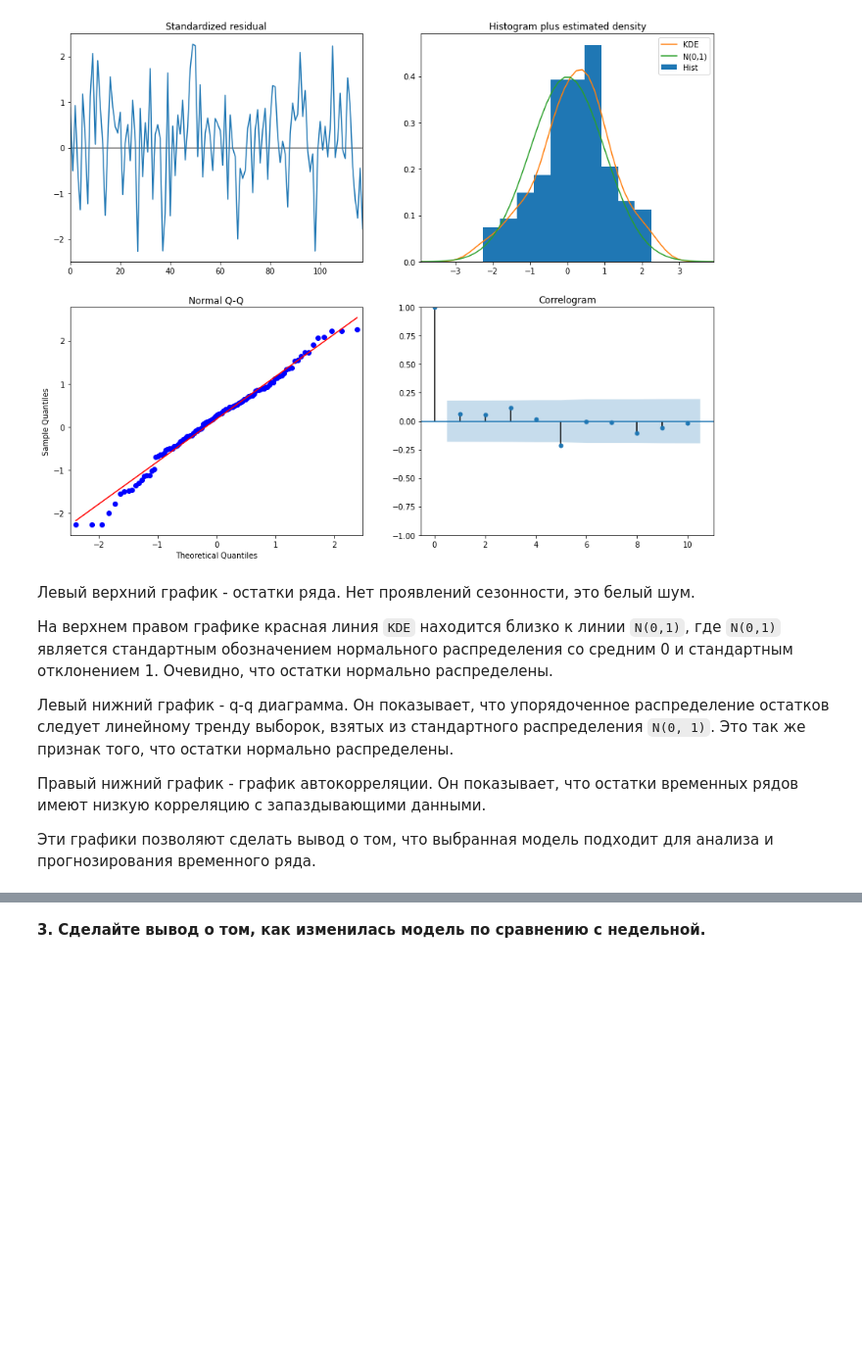
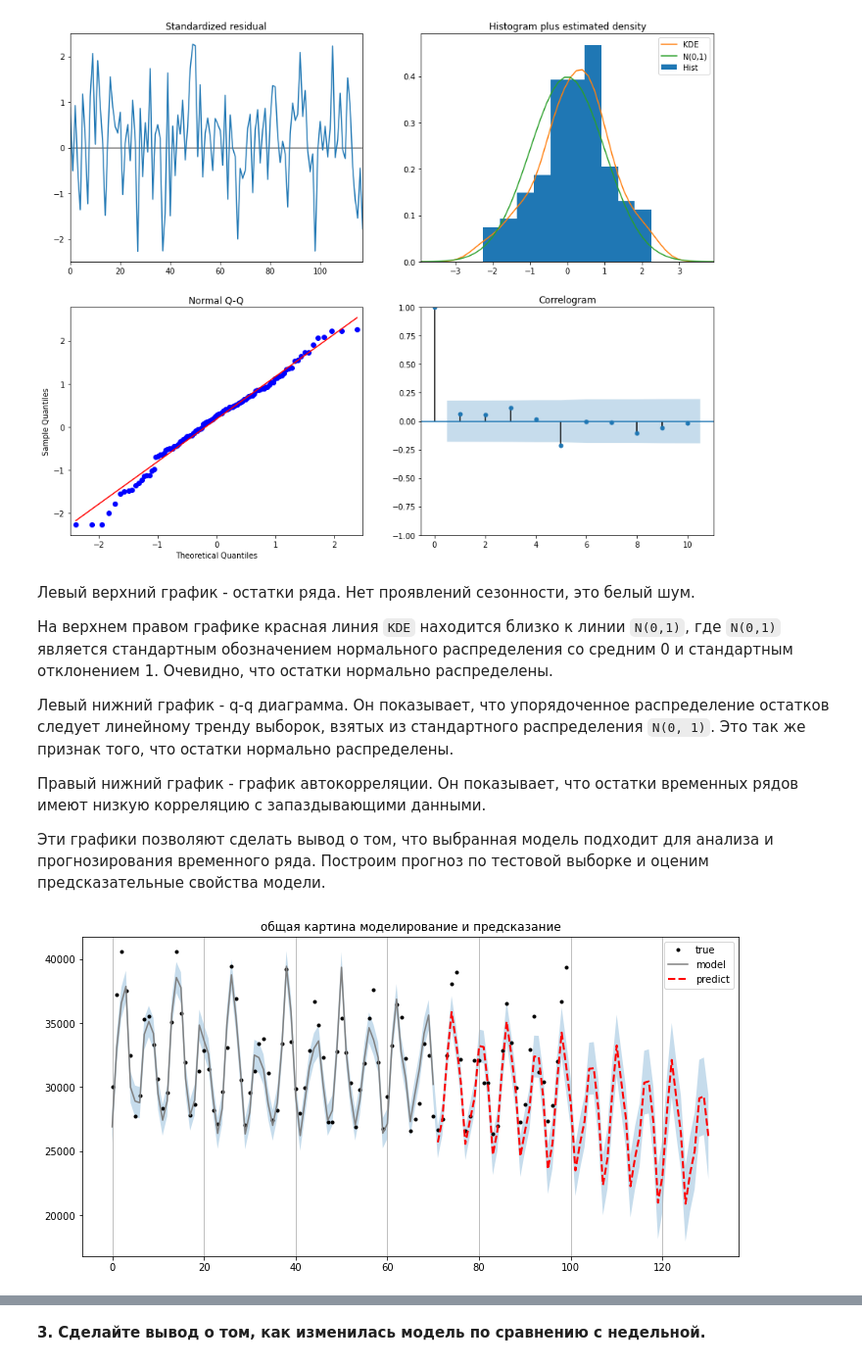
Before and after one commit to dimireme/gb_ml_at_bisines, a Jupyter notebook: lesson_3.ipynb, the cells around one changed output, grey strips where cells are left out. Shown at 98% size. Cells and saved outputs as stored; diff of their text form; code cells hidden in the pictures; blank space fills up the shorter version.

```diff
--- a/lesson_3.ipynb
+++ b/lesson_3.ipynb
@@ -156,9 +156,10 @@ coefs[:20]
 # %%
 param = [0, 1, 2]
 param_seasonal = [0, 2, 2, 12]
+N_test = 30 # число точек тестовой выборки
 
 model = sm.tsa.statespace.SARIMAX(
-    data_month['PJME_MW'].values[:-30],
+    data_month['PJME_MW'].values[:-N_test],
     order=param,
     seasonal_order=param_seasonal,
     enforce_stationarity=False,
@@ -214,4 +211,25 @@ plt.show()
 
 Правый нижний график - график автокорреляции. Он показывает, что остатки временных рядов имеют низкую корреляцию с запаздывающими данными.
 
-Эти графики позволяют сделать вывод о том, что выбранная модель подходит для анализа и прогнозирования временного ряда.
+Эти графики позволяют сделать вывод о том, что выбранная модель подходит для анализа и прогнозирования временного ряда. Построим прогноз по тестовой выборке и оценим предсказательные свойства модели.
+# %%
+N_pure_predict = 30 # число точек предсказания за границами выборки
+N_forecast = N_test + N_pure_predict # общее число точек для предсказания
+N_offset = 100 # отступ от начала данных для более удобной визуализации
+# %%
+predict_ = results.get_prediction(end=results.nobs + N_forecast)  # делаем предсказание
+# %%
+idx = np.arange(len(predict_.predicted_mean) - N_offset)
+predict_ci = predict_.conf_int(alpha=0.5)
+
+fig, ax = plt.subplots(figsize=(12,6))
+ax.xaxis.grid()
+ax.plot(data_month['PJME_MW'].values[N_offset:], 'k.',label='true')
+
+ax.plot(idx[:-N_forecast], predict_.predicted_mean[N_offset:-N_forecast], 'gray', label = 'model')
+ax.plot(idx[-N_forecast:], predict_.predicted_mean[-N_forecast:], 'r--', linestyle='--', linewidth=2, label='predict')
+ax.fill_between(idx, predict_ci[N_offset:, 0], predict_ci[N_offset:, 1], alpha=0.25)
+plt.legend()
+ax.set(title='общая картина моделирование и предсказание');
+# %% [output]
+[figure, added]
```
Also changed, not shown: parts of 6 cells of this notebook.
